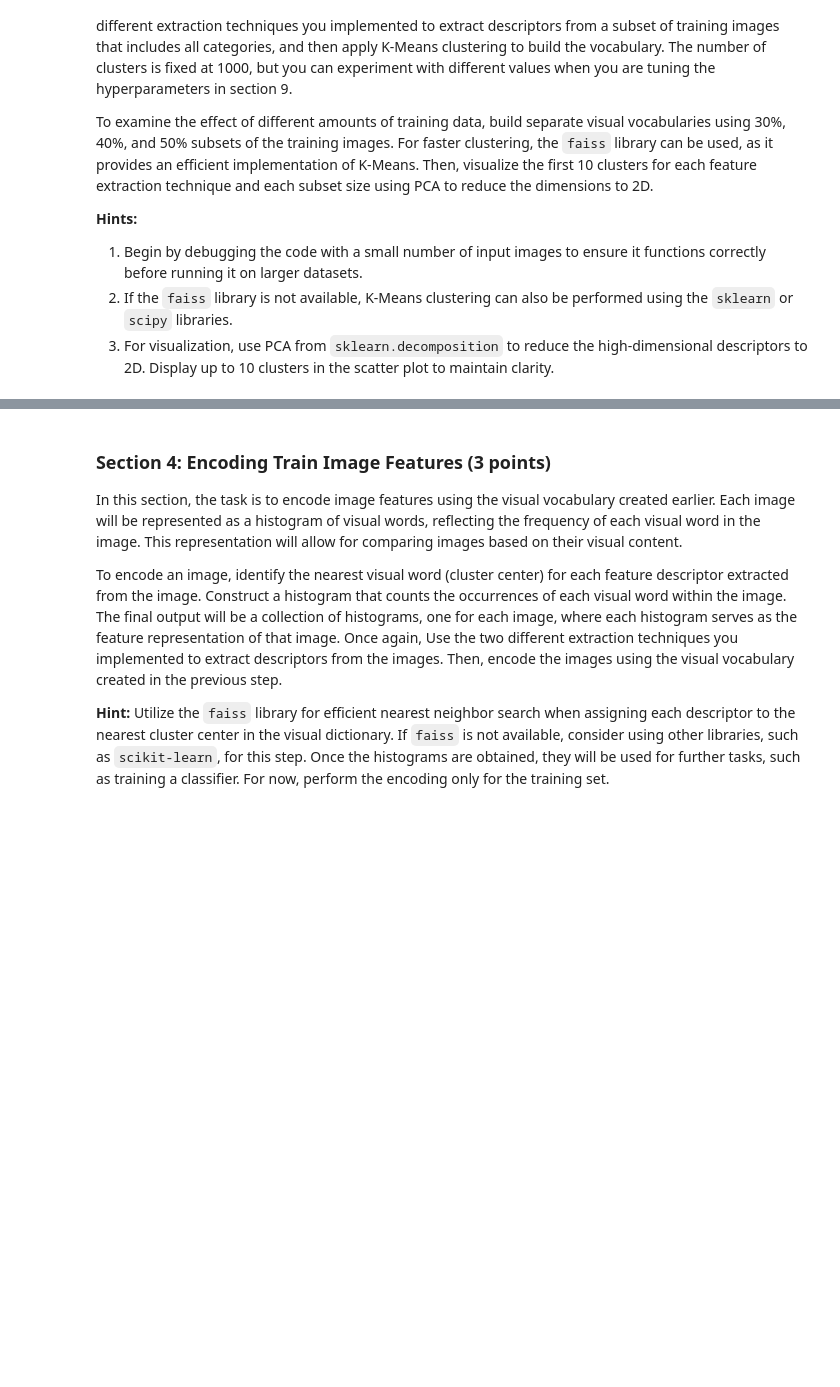
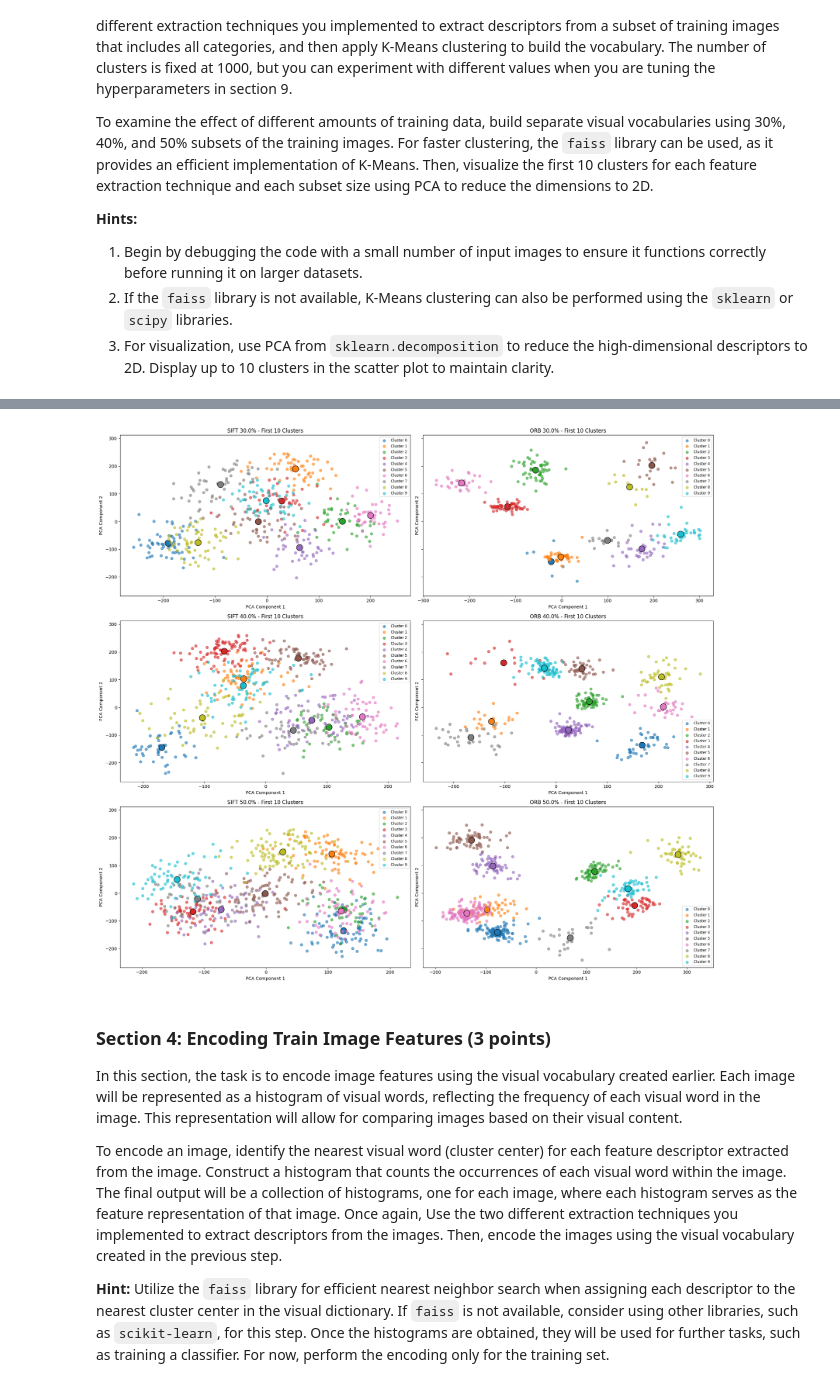
Before and after one commit to pradyutnair/cv1-final-lab-part-1, a Jupyter notebook: cv1-final-lab-part-1.ipynb, the cells around one changed output, grey strips where cells are left out. Saved outputs shown, nothing was run; the diff lists cells and outputs as text; code cells hidden in the pictures; blank space fills up the shorter version.

```diff
--- a/cv1-final-lab-part-1.ipynb
+++ b/cv1-final-lab-part-1.ipynb
@@ -550,0 +475,83 @@ Explained variance ratio for ORB 50.0%: 34.40%
+# %%
+def build_visual_vocabulary(descriptors, num_clusters=1000):
+    """
+    Build a visual vocabulary using KMeans clustering with 1000 clusters.
+    :param descriptors:
+    :param num_clusters:
+    :return:
+    """
+    kmeans = KMeans(n_clusters=num_clusters, random_state=0, verbose=0).fit(descriptors)
+    return kmeans
+
+
+def visualize_clusters(kmeans, descriptors, num_clusters=10, title_prefix='SIFT', ax=None):
+    """
+    Visualize the first 10 clusters using PCA.
+    :param kmeans: Fitted KMeans model
+    :param descriptors: The descriptors that were clustered
+    :param num_clusters: Number of clusters to display (default is 10)
+    :param title_prefix: Title prefix for the plot
+    :param ax: Matplotlib axis to plot on
+    :return: None
+    """
+    # Reduce the dimensionality of the descriptors using PCA for visualization
+    pca = PCA(n_components=2)
+    reduced_descriptors = pca.fit_transform(descriptors)
+
+    # Print the explained variance ratio
+    variance = sum(pca.explained_variance_ratio_)
+    # Show it as a percentage
+    print(f"Explained variance ratio for {title_prefix}: {variance*100:.2f}%")
+
+    # Get the cluster labels assigned by KMeans
+    cluster_labels = kmeans.predict(descriptors)
+
+    # Assign a color for each cluster using the updated colormap method
+    colors = plt.get_cmap('tab10', num_clusters)
+
+    # Plot the points with their corresponding cluster labels
+    for cluster_id in range(num_clusters):
+        cluster_points = reduced_descriptors[cluster_labels == cluster_id]
+        ax.scatter(cluster_points[:, 0], cluster_points[:, 1], c=[colors(cluster_id)], label=f'Cluster {cluster_id}', alpha=0.6)
+        # Show the centers are coloured circles with a black border
+        center = pca.transform([kmeans.cluster_centers_[cluster_id]])
+        ax.scatter(center[:, 0], center[:, 1], c=[colors(cluster_id)], marker='o', edgecolors='k', s=200)
+
+    # Set plot title and labels
+    ax.set_title(f'{title_prefix.upper()} - First {num_clusters} Clusters')
+    ax.set_xlabel('PCA Component 1')
+    ax.set_ylabel('PCA Component 2')
+    ax.legend(loc='best', fontsize='small')
+
+
+subset_ratios = [0.3, 0.4, 0.5]
+fig, axes = plt.subplots(3, 2, figsize=(20, 18), sharey=True)
+
+for row, ratio in enumerate(subset_ratios):
+    print(f"Building visual vocabulary for subset ratio: {ratio}")
+
+    # Extract descriptors using SIFT and the indices used to select the images
+    sift_descriptors, sift_train_indices = extract_descriptors(train_images, sift, ratio, return_indices=True)
+    if sift_descriptors is not None:
+        # Perform KMeans clustering first
+        sift_kmeans = build_visual_vocabulary(sift_descriptors)
+
+        # Visualize clusters after applying PCA
+        visualize_clusters(sift_kmeans, sift_descriptors,num_clusters=10, title_prefix=f'SIFT {ratio*100}%', ax=axes[row, 0])
+    else:
+        print(f"No descriptors found for SIFT with subset ratio: {ratio}")
+
+    # Extract descriptors using ORB and the indices used to select the images
+    orb_descriptors, orb_train_indices = extract_descriptors(train_images, orb, ratio, return_indices=True)
+    if orb_descriptors is not None:
+        # Perform KMeans clustering first
+        orb_kmeans = build_visual_vocabulary(orb_descriptors)
+
+        # Visualize clusters after applying PCA
+        visualize_clusters(orb_kmeans, orb_descriptors, num_clusters=10, title_prefix=f'ORB {ratio*100}%', ax=axes[row, 1])
+    else:
+        print(f"No descriptors found for ORB with subset ratio: {ratio}")
+
+plt.tight_layout()
+plt.show()
+# %% [output]
@@ -551,3 +575,4 @@ Explained variance ratio for ORB 50.0%: 34.40%
+[figure, added]
 # %% [markdown]
 <a id="section-4"></a>
 ### **Section 4: Encoding Train Image Features (3 points)**
```
Also changed, not shown: parts of 25 cells of this notebook, 2 other files.
